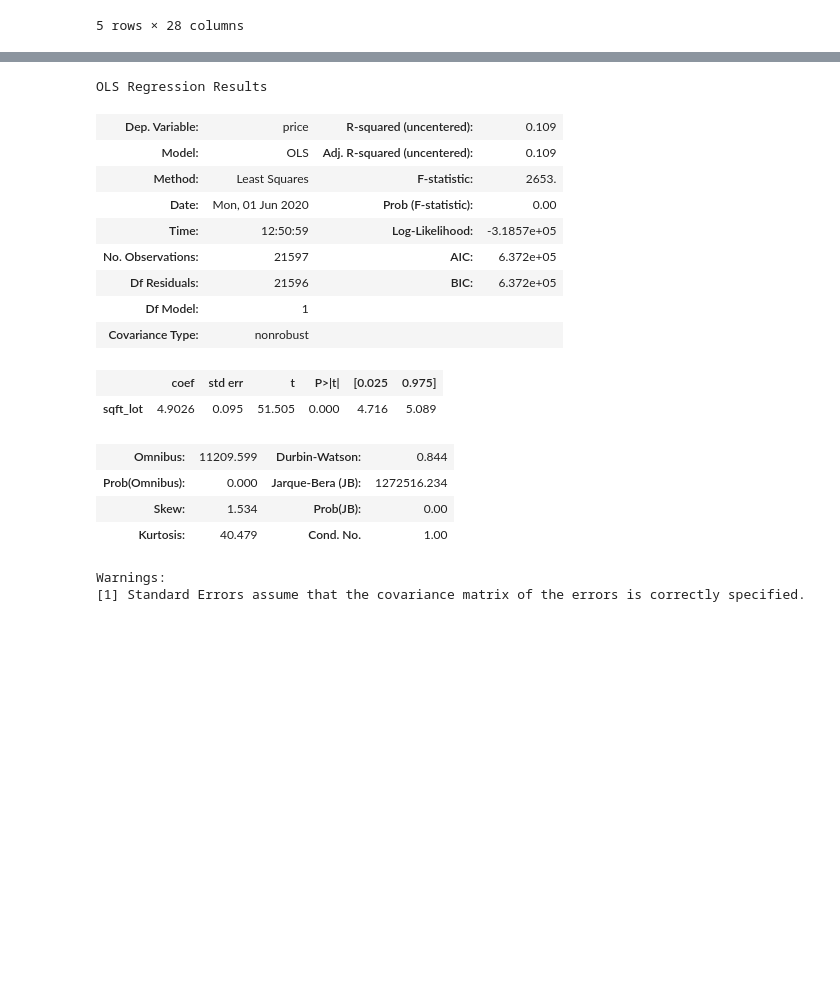
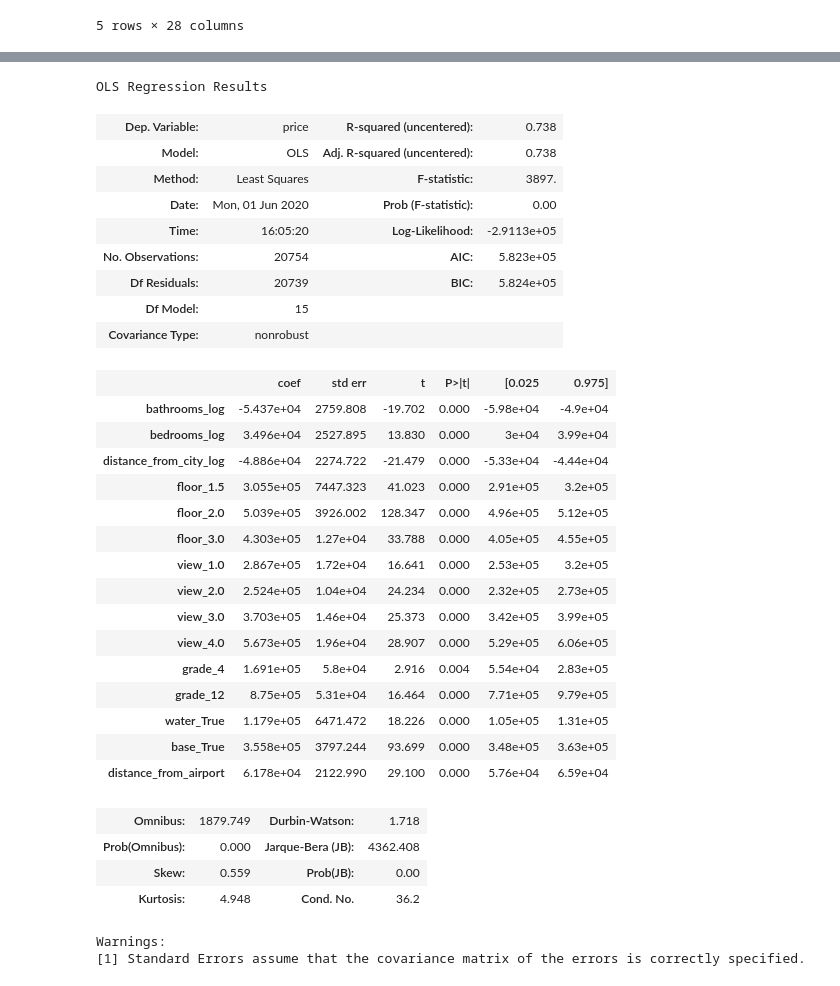
Before and after one commit to megan91292/dsc-mod-2-project-v2-1-onl01-dtsc-ft-041320, a Jupyter notebook: Data Transformation.ipynb, the cells around one changed output, grey strips where cells are left out. Saved outputs shown, nothing was run; the diff lists cells and outputs as text; code cells hidden in the pictures; blank space fills up the shorter version.

```diff
--- a/Data Transformation.ipynb
+++ b/Data Transformation.ipynb
@@ -72,11 +138,8 @@ dfnew.head()
 import statsmodels.api as sm
 from statsmodels.formula.api import ols
 # %%
-X= data1.drop(['price','bedrooms'],axis = 1)
-y= data1['price']
+X = dfnew.drop(['price'],axis = 1)
+y = dfnew['price']
-# %%
-X = dfnew.drop(['price','bedrooms'],axis = 1)
-y = dfnew['price']
 # %%
 model = sm.OLS(y,X).fit()
 model.summary()
@@ -136,6 +202,6 @@ p_table.head()
 # %%
-X = data1[x_cols]
-y= data1['price']
+X = dfnew[x_cols]
+y= dfnew['price']
 # %%
 model = sm.OLS(y,X).fit()
 model.summary()
@@ -194,7 +301,7 @@ p_table.head()
 # %%
 # Your code here - Code a way to identify multicollinearity
 from statsmodels.stats.outliers_influence import variance_inflation_factor
-X = data1[x_cols]
+X = dfnew[x_cols]
 vif = [variance_inflation_factor(X.values,i) for i in range(X.shape[1])]
 list(zip(x_cols,vif))
 # %% [output]
@@ -216,24 +331,38 @@ print(len(vif_scores), len(x_cols))
 # %%
 X = dfnew[x_cols]
 # %%
-model4 = sm.OLS(y,X).fit()
-model4.summary()
+model = sm.OLS(y,X).fit()
+model.summary()
 # %% [output]
 OLS Regression Results
-| Dep. Variable: | price | R-squared (uncentered): | 0.109 |
-| Model: | OLS | Adj. R-squared (uncentered): | 0.109 |
-| Method: | Least Squares | F-statistic: | 2653. |
+| Dep. Variable: | price | R-squared (uncentered): | 0.738 |
+| Model: | OLS | Adj. R-squared (uncentered): | 0.738 |
+| Method: | Least Squares | F-statistic: | 3897. |
 | Date: | Mon, 01 Jun 2020 | Prob (F-statistic): | 0.00 |
-| Time: | 12:50:59 | Log-Likelihood: | -3.1857e+05 |
-| No. Observations: | 21597 | AIC: | 6.372e+05 |
-| Df Residuals: | 21596 | BIC: | 6.372e+05 |
-| Df Model: | 1 |  |  |
+| Time: | 16:05:20 | Log-Likelihood: | -2.9113e+05 |
+| No. Observations: | 20754 | AIC: | 5.823e+05 |
+| Df Residuals: | 20739 | BIC: | 5.824e+05 |
+| Df Model: | 15 |  |  |
 | Covariance Type: | nonrobust |  |  |
 |  | coef | std err | t | P>|t| | [0.025 | 0.975] |
-| sqft_lot | 4.9026 | 0.095 | 51.505 | 0.000 | 4.716 | 5.089 |
+| bathrooms_log | -5.437e+04 | 2759.808 | -19.702 | 0.000 | -5.98e+04 | -4.9e+04 |
+| bedrooms_log | 3.496e+04 | 2527.895 | 13.830 | 0.000 | 3e+04 | 3.99e+04 |
+| distance_from_city_log | -4.886e+04 | 2274.722 | -21.479 | 0.000 | -5.33e+04 | -4.44e+04 |
+| floor_1.5 | 3.055e+05 | 7447.323 | 41.023 | 0.000 | 2.91e+05 | 3.2e+05 |
+| floor_2.0 | 5.039e+05 | 3926.002 | 128.347 | 0.000 | 4.96e+05 | 5.12e+05 |
+| floor_3.0 | 4.303e+05 | 1.27e+04 | 33.788 | 0.000 | 4.05e+05 | 4.55e+05 |
+| view_1.0 | 2.867e+05 | 1.72e+04 | 16.641 | 0.000 | 2.53e+05 | 3.2e+05 |
+| view_2.0 | 2.524e+05 | 1.04e+04 | 24.234 | 0.000 | 2.32e+05 | 2.73e+05 |
+| view_3.0 | 3.703e+05 | 1.46e+04 | 25.373 | 0.000 | 3.42e+05 | 3.99e+05 |
+| view_4.0 | 5.673e+05 | 1.96e+04 | 28.907 | 0.000 | 5.29e+05 | 6.06e+05 |
+| grade_4 | 1.691e+05 | 5.8e+04 | 2.916 | 0.004 | 5.54e+04 | 2.83e+05 |
+| grade_12 | 8.75e+05 | 5.31e+04 | 16.464 | 0.000 | 7.71e+05 | 9.79e+05 |
+| water_True | 1.179e+05 | 6471.472 | 18.226 | 0.000 | 1.05e+05 | 1.31e+05 |
+| base_True | 3.558e+05 | 3797.244 | 93.699 | 0.000 | 3.48e+05 | 3.63e+05 |
+| distance_from_airport | 6.178e+04 | 2122.990 | 29.100 | 0.000 | 5.76e+04 | 6.59e+04 |
-| Omnibus: | 11209.599 | Durbin-Watson: | 0.844 |
-| Prob(Omnibus): | 0.000 | Jarque-Bera (JB): | 1272516.234 |
-| Skew: | 1.534 | Prob(JB): | 0.00 |
-| Kurtosis: | 40.479 | Cond. No. | 1.00 |
+| Omnibus: | 1879.749 | Durbin-Watson: | 1.718 |
+| Prob(Omnibus): | 0.000 | Jarque-Bera (JB): | 4362.408 |
+| Skew: | 0.559 | Prob(JB): | 0.00 |
+| Kurtosis: | 4.948 | Cond. No. | 36.2 |
 Warnings:
 [1] Standard Errors assume that the covariance matrix of the errors is correctly specified.
```
Also changed, not shown: parts of 49 cells of this notebook, 1 other file.
